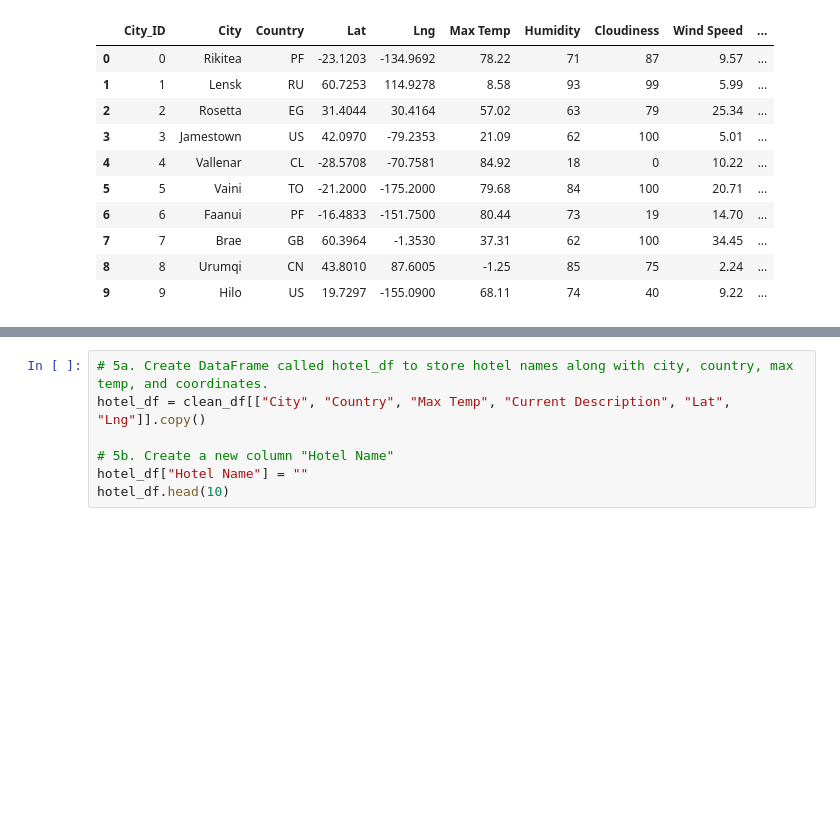
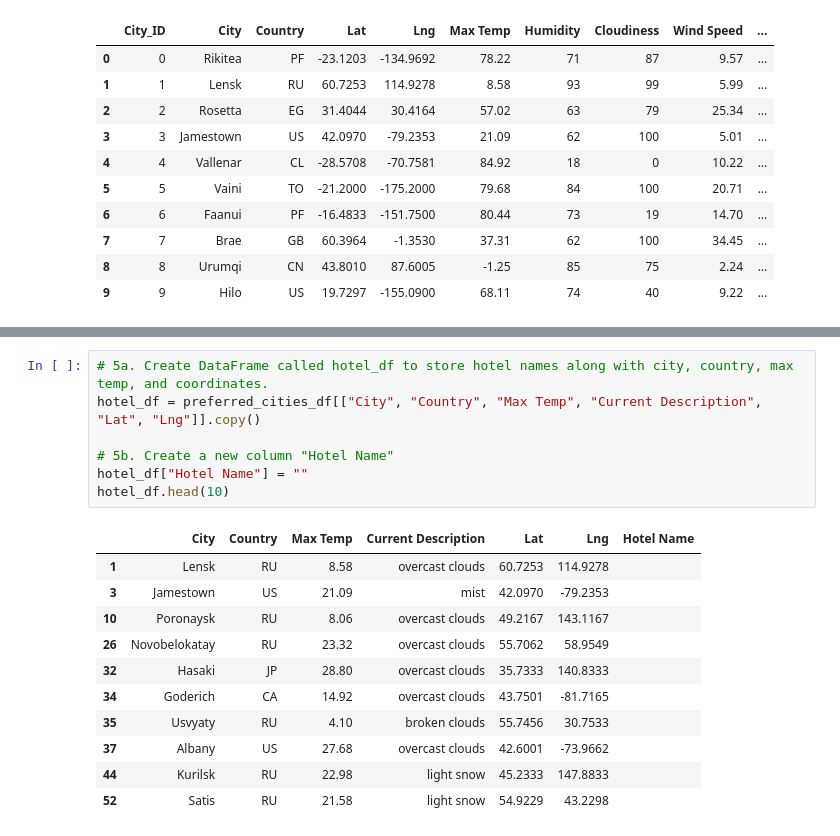
Before and after one commit to wilson-alexei/World_Weaather_Analysis-, a Jupyter notebook: Vacation_Search/Vacation_Search.ipynb, the cells around one changed output, grey strips where cells are left out. Drawn from its saved outputs; the diff is of its cells as text; blank space fills up the shorter version.

```diff
--- a/Vacation_Search/Vacation_Search.ipynb
+++ b/Vacation_Search/Vacation_Search.ipynb
@@ -38,10 +86,22 @@ city_data_df.head(10)
 # %%
 # 5a. Create DataFrame called hotel_df to store hotel names along with city, country, max temp, and coordinates.
-hotel_df = clean_df[["City", "Country", "Max Temp", "Current Description", "Lat", "Lng"]].copy()
+hotel_df = preferred_cities_df[["City", "Country", "Max Temp", "Current Description", "Lat", "Lng"]].copy()
 
 # 5b. Create a new column "Hotel Name"
 hotel_df["Hotel Name"] = ""
 hotel_df.head(10)
+# %% [output]
+|  | City | Country | Max Temp | Current Description | Lat | Lng | Hotel Name |
+| 1 | Lensk | RU | 8.58 | overcast clouds | 60.7253 | 114.9278 |  |
+| 3 | Jamestown | US | 21.09 | mist | 42.0970 | -79.2353 |  |
+| 10 | Poronaysk | RU | 8.06 | overcast clouds | 49.2167 | 143.1167 |  |
+| 26 | Novobelokatay | RU | 23.32 | overcast clouds | 55.7062 | 58.9549 |  |
+| 32 | Hasaki | JP | 28.80 | overcast clouds | 35.7333 | 140.8333 |  |
+| 34 | Goderich | CA | 14.92 | overcast clouds | 43.7501 | -81.7165 |  |
+| 35 | Usvyaty | RU | 4.10 | broken clouds | 55.7456 | 30.7533 |  |
+| 37 | Albany | US | 27.68 | overcast clouds | 42.6001 | -73.9662 |  |
+| 44 | Kurilsk | RU | 22.98 | light snow | 45.2333 | 147.8833 |  |
+| 52 | Satis | RU | 21.58 | light snow | 54.9229 | 43.2298 |  |
 # %%
 # 6a. Set parameters to search for hotels with 5000 meters.
 params = {
```
Also changed, not shown: parts of 11 cells of this notebook.
